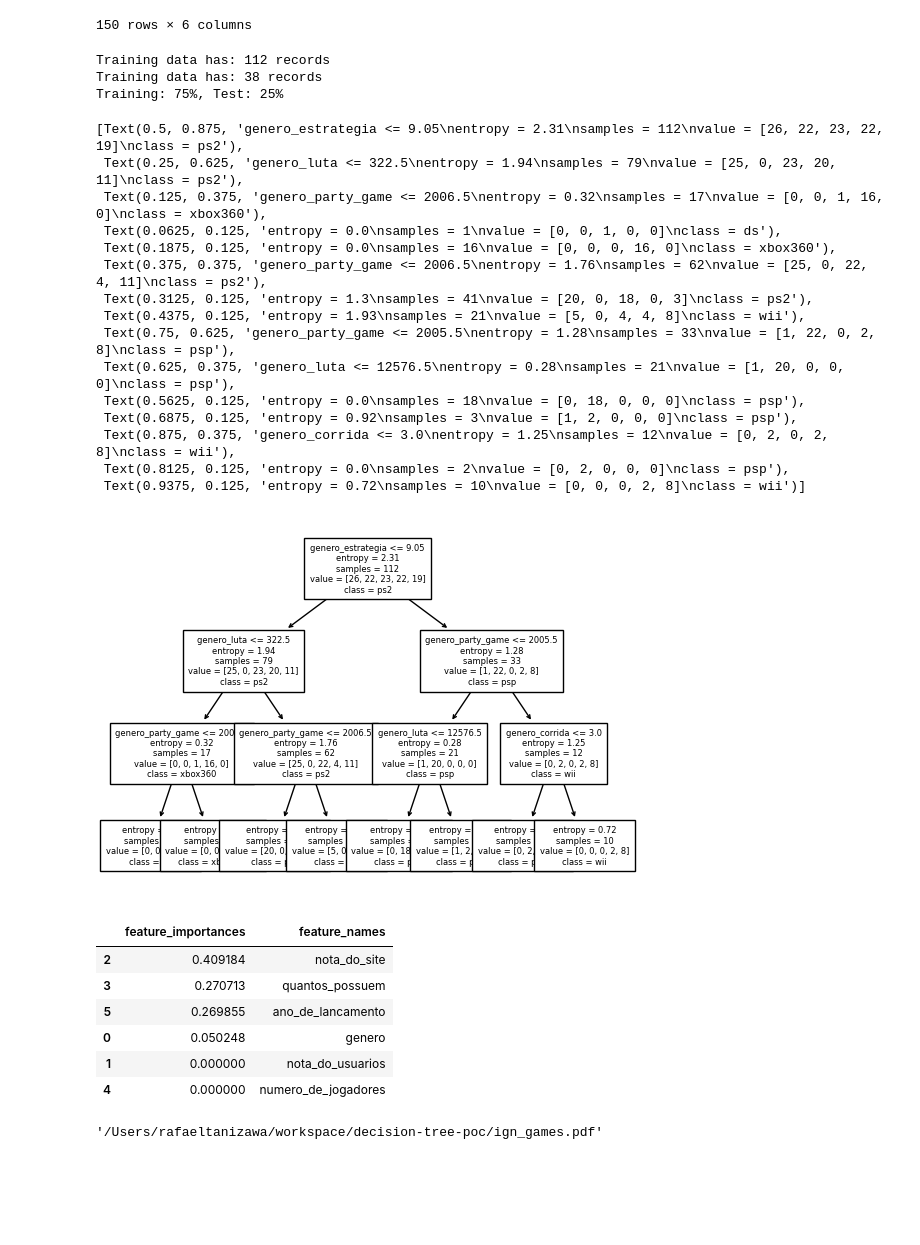
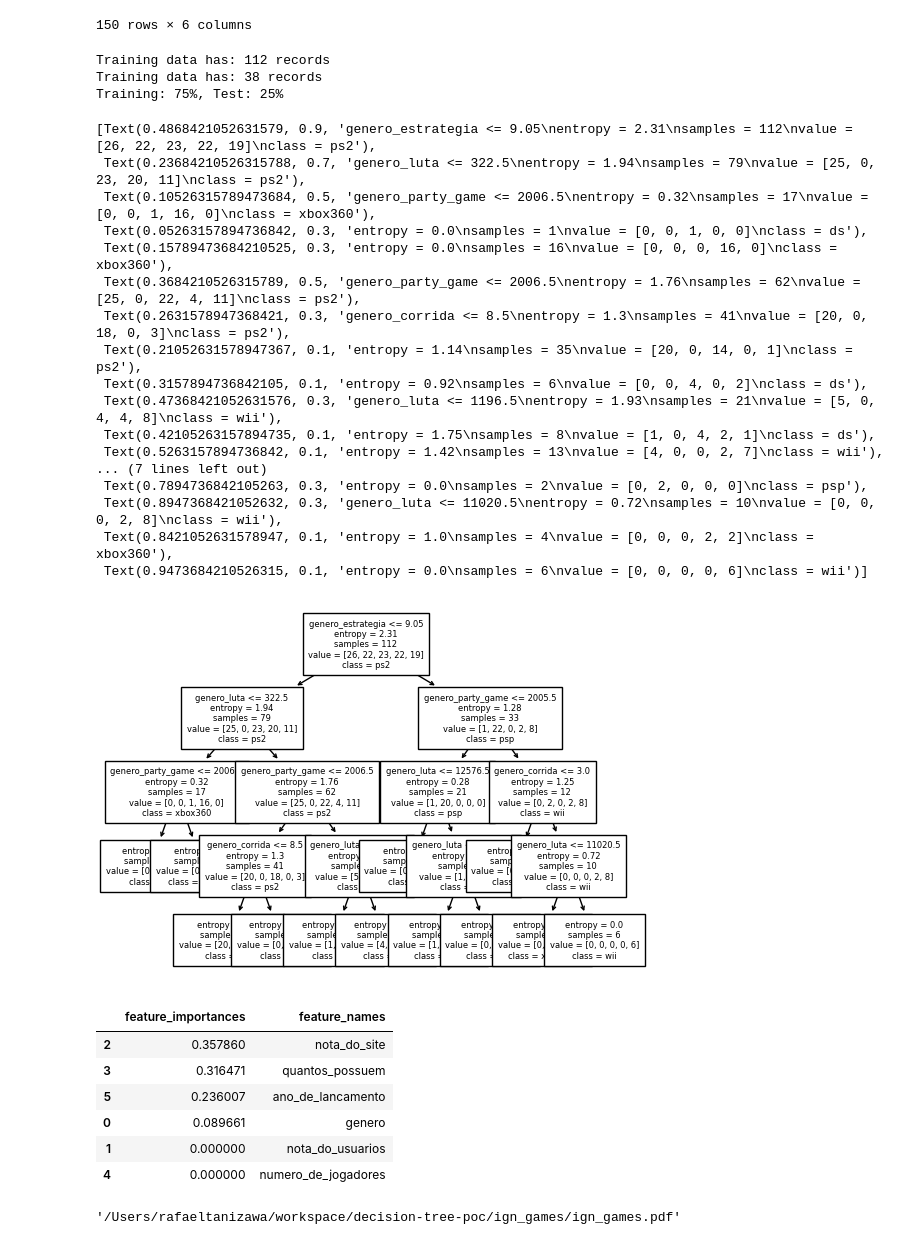
Before and after one commit to rtanizawa/streaming-ml-feature-store, a Jupyter notebook: ign_games/ign_games.ipynb, the cells around one changed output. Saved outputs shown, nothing was run; the diff lists cells and outputs as text; code cells hidden in the pictures; blank space fills up the shorter version.

```diff
--- a/ign_games/ign_games.ipynb
+++ b/ign_games/ign_games.ipynb
@@ -77,59 +77,61 @@ print(f"Training data has: {data_train.shape[0]} records")
 print(f"Training data has: {data_test.shape[0]} records")
 
 training_pct = data_train.shape[0] / data.shape[0]
 print(f"Training: {training_pct:.0%}, Test: {(1-training_pct):.0%}")
 
 clf = DecisionTreeClassifier(
     criterion="entropy",
-    max_depth=3,
+    max_depth=4,
     splitter='best'
 )
 clf = clf.fit(data_train, target_train)
 
 tree.plot_tree(
     clf,
     max_depth=None,
     feature_names=['genero_corrida','genero_esporte','genero_estrategia','genero_luta','genero_musica','genero_party_game','genero_puzzle','genero_rpg','genero_tiro','nota_do_usuarios','nota_do_site','quantos_possuem','numero_de_jogadores','ano_de_lancamento'],
     class_names=['ps2','psp','ds','xbox360','wii'],
     label='all',
     filled=False,
     impurity=True,
     node_ids=False,
     proportion=False,
     rounded=False,
     precision=2,
     ax=None,
     fontsize=6
 )
 # %% [output]
 Training data has: 112 records
 Training data has: 38 records
 Training: 75%, Test: 25%
-[Text(0.5, 0.875, 'genero_estrategia <= 9.05\nentropy = 2.31\nsamples = 112\nvalue = [26, 22, 23, 22, 19]\nclass = ps2'),
- Text(0.25, 0.625, 'genero_luta <= 322.5\nentropy = 1.94\nsamples = 79\nvalue = [25, 0, 23, 20, 11]\nclass = ps2'),
- Text(0.125, 0.375, 'genero_party_game <= 2006.5\nentropy = 0.32\nsamples = 17\nvalue = [0, 0, 1, 16, 0]\nclass = xbox360'),
- Text(0.0625, 0.125, 'entropy = 0.0\nsamples = 1\nvalue = [0, 0, 1, 0, 0]\nclass = ds'),
- Text(0.1875, 0.125, 'entropy = 0.0\nsamples = 16\nvalue = [0, 0, 0, 16, 0]\nclass = xbox360'),
- Text(0.375, 0.375, 'genero_party_game <= 2006.5\nentropy = 1.76\nsamples = 62\nvalue = [25, 0, 22, 4, 11]\nclass = ps2'),
- Text(0.3125, 0.125, 'entropy = 1.3\nsamples = 41\nvalue = [20, 0, 18, 0, 3]\nclass = ps2'),
- Text(0.4375, 0.125, 'entropy = 1.93\nsamples = 21\nvalue = [5, 0, 4, 4, 8]\nclass = wii'),
- Text(0.75, 0.625, 'genero_party_game <= 2005.5\nentropy = 1.28\nsamples = 33\nvalue = [1, 22, 0, 2, 8]\nclass = psp'),
- Text(0.625, 0.375, 'genero_luta <= 12576.5\nentropy = 0.28\nsamples = 21\nvalue = [1, 20, 0, 0, 0]\nclass = psp'),
- Text(0.5625, 0.125, 'entropy = 0.0\nsamples = 18\nvalue = [0, 18, 0, 0, 0]\nclass = psp'),
- Text(0.6875, 0.125, 'entropy = 0.92\nsamples = 3\nvalue = [1, 2, 0, 0, 0]\nclass = psp'),
- Text(0.875, 0.375, 'genero_corrida <= 3.0\nentropy = 1.25\nsamples = 12\nvalue = [0, 2, 0, 2, 8]\nclass = wii'),
- Text(0.8125, 0.125, 'entropy = 0.0\nsamples = 2\nvalue = [0, 2, 0, 0, 0]\nclass = psp'),
- Text(0.9375, 0.125, 'entropy = 0.72\nsamples = 10\nvalue = [0, 0, 0, 2, 8]\nclass = wii')]
+[Text(0.4868421052631579, 0.9, 'genero_estrategia <= 9.05\nentropy = 2.31\nsamples = 112\nvalue = [26, 22, 23, 22, 19]\nclass = ps2'),
+ Text(0.23684210526315788, 0.7, 'genero_luta <= 322.5\nentropy = 1.94\nsamples = 79\nvalue = [25, 0, 23, 20, 11]\nclass = ps2'),
+ Text(0.10526315789473684, 0.5, 'genero_party_game <= 2006.5\nentropy = 0.32\nsamples = 17\nvalue = [0, 0, 1, 16, 0]\nclass = xbox360'),
+ Text(0.05263157894736842, 0.3, 'entropy = 0.0\nsamples = 1\nvalue = [0, 0, 1, 0, 0]\nclass = ds'),
+ Text(0.15789473684210525, 0.3, 'entropy = 0.0\nsamples = 16\nvalue = [0, 0, 0, 16, 0]\nclass = xbox360'),
+ Text(0.3684210526315789, 0.5, 'genero_party_game <= 2006.5\nentropy = 1.76\nsamples = 62\nvalue = [25, 0, 22, 4, 11]\nclass = ps2'),
+ Text(0.2631578947368421, 0.3, 'genero_corrida <= 8.5\nentropy = 1.3\nsamples = 41\nvalue = [20, 0, 18, 0, 3]\nclass = ps2'),
+ Text(0.21052631578947367, 0.1, 'entropy = 1.14\nsamples = 35\nvalue = [20, 0, 14, 0, 1]\nclass = ps2'),
+ Text(0.3157894736842105, 0.1, 'entropy = 0.92\nsamples = 6\nvalue = [0, 0, 4, 0, 2]\nclass = ds'),
+ Text(0.47368421052631576, 0.3, 'genero_luta <= 1196.5\nentropy = 1.93\nsamples = 21\nvalue = [5, 0, 4, 4, 8]\nclass = wii'),
+ Text(0.42105263157894735, 0.1, 'entropy = 1.75\nsamples = 8\nvalue = [1, 0, 4, 2, 1]\nclass = ds'),
+ Text(0.5263157894736842, 0.1, 'entropy = 1.42\nsamples = 13\nvalue = [4, 0, 0, 2, 7]\nclass = wii'),
+... (7 lines left out)
+ Text(0.7894736842105263, 0.3, 'entropy = 0.0\nsamples = 2\nvalue = [0, 2, 0, 0, 0]\nclass = psp'),
+ Text(0.8947368421052632, 0.3, 'genero_luta <= 11020.5\nentropy = 0.72\nsamples = 10\nvalue = [0, 0, 0, 2, 8]\nclass = wii'),
+ Text(0.8421052631578947, 0.1, 'entropy = 1.0\nsamples = 4\nvalue = [0, 0, 0, 2, 2]\nclass = xbox360'),
+ Text(0.9473684210526315, 0.1, 'entropy = 0.0\nsamples = 6\nvalue = [0, 0, 0, 0, 6]\nclass = wii')]
-[figure, old version]
+[figure, new version]
 # %%
 feature_dict = {'feature_importances': clf.feature_importances_, 'feature_names': data_train.columns }
 pd.DataFrame(feature_dict).sort_values(by='feature_importances', ascending=False)
 # %% [output]
 |  | feature_importances | feature_names |
-| 2 | 0.409184 | nota_do_site |
-| 3 | 0.270713 | quantos_possuem |
-| 5 | 0.269855 | ano_de_lancamento |
-| 0 | 0.050248 | genero |
+| 2 | 0.357860 | nota_do_site |
+| 3 | 0.316471 | quantos_possuem |
+| 5 | 0.236007 | ano_de_lancamento |
+| 0 | 0.089661 | genero |
 | 1 | 0.000000 | nota_do_usuarios |
 | 4 | 0.000000 | numero_de_jogadores |
 # %%
@@ -137,9 +139,9 @@ import graphviz
 
 dot_data = tree.export_graphviz(clf, out_file=None)
 graph = graphviz.Source(dot_data)
-graph.render("/Users/rafaeltanizawa/workspace/decision-tree-poc/ign_games")
+graph.render("/Users/rafaeltanizawa/workspace/decision-tree-poc/ign_games/ign_games")
 # %% [output]
-'/Users/rafaeltanizawa/workspace/decision-tree-poc/ign_games.pdf'
+'/Users/rafaeltanizawa/workspace/decision-tree-poc/ign_games/ign_games.pdf'
 # %%
 pred = pd.DataFrame(
     {
```
Also changed, not shown: parts of 5 cells of this notebook, 2 other files.
